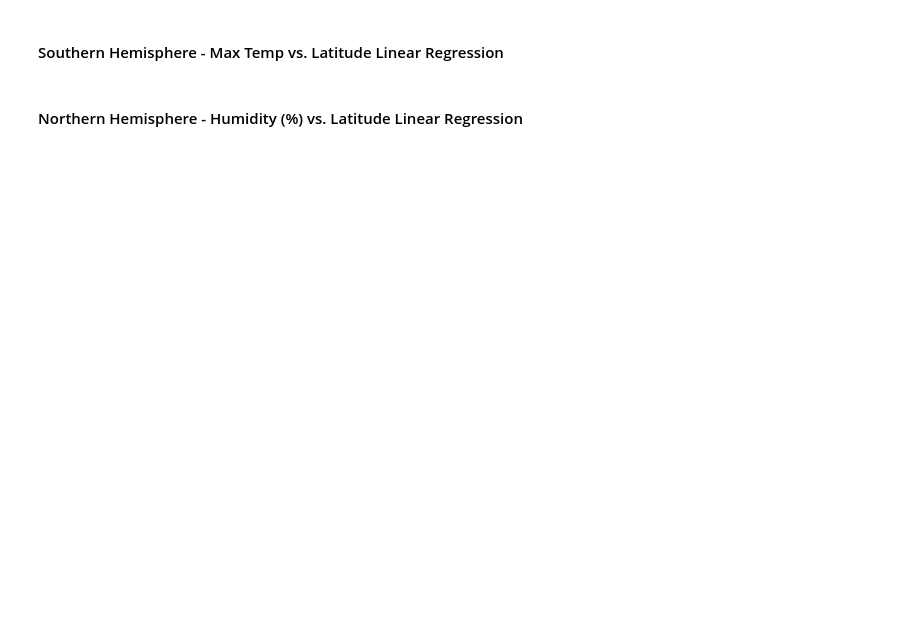
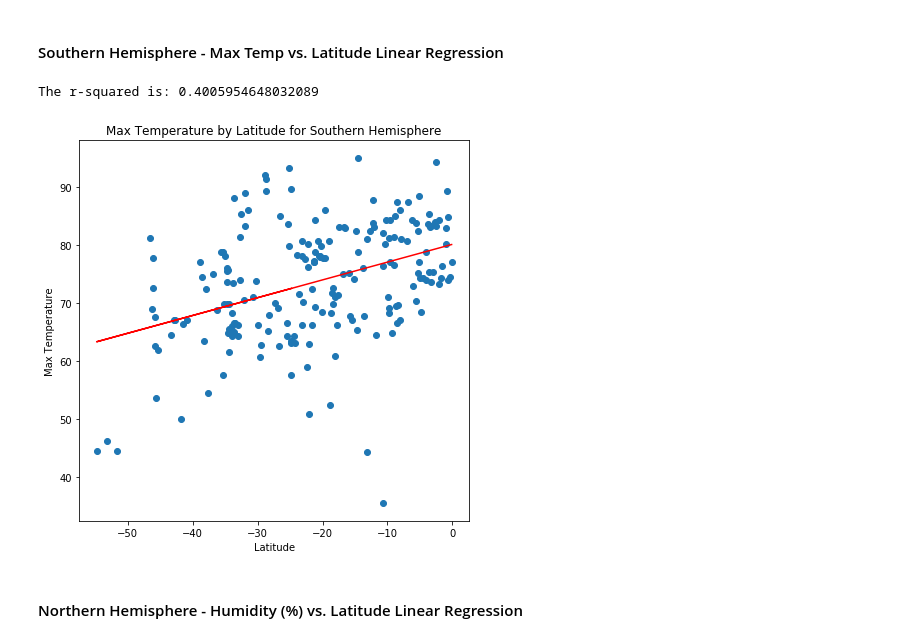
Before and after one commit to ayl0002/API-Challenge, a Jupyter notebook: WeatherPy/WeatherPy.ipynb, the cells around one changed output. Cells and saved outputs as stored; diff of their text form; code cells hidden in the pictures; blank space fills up the shorter version.

```diff
--- a/WeatherPy/WeatherPy.ipynb
+++ b/WeatherPy/WeatherPy.ipynb
@@ -514,2 +489,24 @@ Y_coord coordindates to be plotted are :[105.8, 61.92123332838991, 31.5217393503
 # %% [markdown]
 ####  Southern Hemisphere - Max Temp vs. Latitude Linear Regression
+# %%
+x_values = city_data_south['Lat']
+y_values = city_data_south['Max Temp']
+(slope, intercept, rvalue, pvalue, stderr) = linregress(x_values, y_values)
+regress_values = [x * slope + intercept for x in x_values]
+line_eq = "y = " + str(round(slope,2)) + "x + " + str(round(intercept,2))
+plt.scatter(x_values,y_values)
+plt.plot(x_values,regress_values,"r-")
+plt.xlabel('Latitude')
+plt.ylabel('Max Temperature')
+plt.title('Max Temperature by Latitude for Southern Hemisphere')
+print(f"The r-squared is: {rvalue}")
+
+fig = plt.gcf()
+fig.set_size_inches(7, 7)
+
+plt.savefig('temp_south_lat.png')
+
+plt.show()
+# %% [output]
+The r-squared is: 0.4005954648032089
+[figure, added]
```
Also changed, not shown: parts of 26 cells of this notebook, 19 other files.
